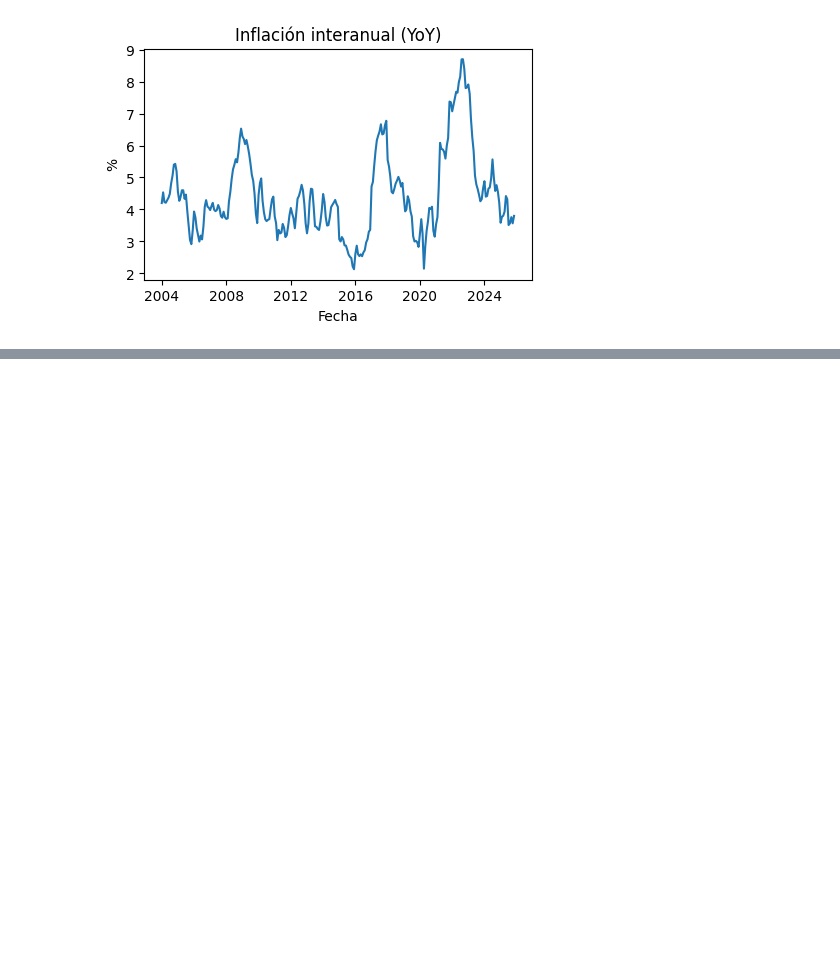
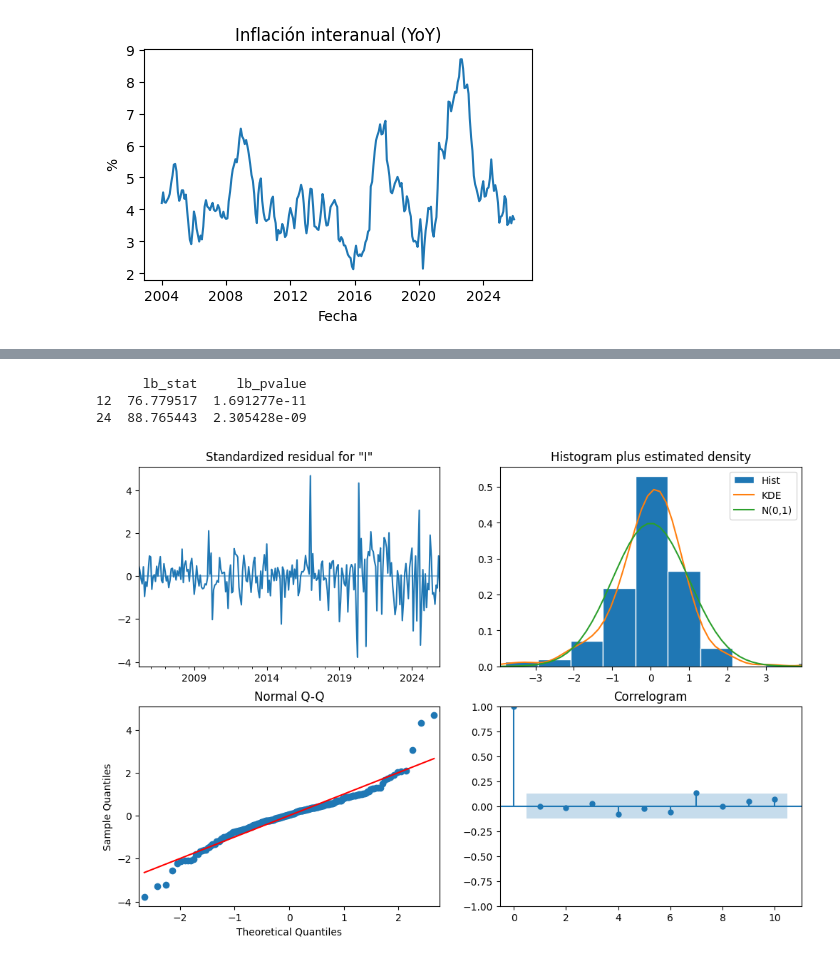
Before and after one commit to lrebollar/Implementaci-n-de-modelos-SARIMA, a Jupyter notebook: Modelos SARIMA.ipynb, the cells around one changed output, grey strips where cells are left out. Cells and saved outputs as stored; diff of their text form; code cells hidden in the pictures; blank space fills up the shorter version.

```diff
--- a/Modelos SARIMA.ipynb
+++ b/Modelos SARIMA.ipynb
@@ -127,0 +395,26 @@ look-up table. The actual p-value is greater than the p-value returned.
+# %%
+# Parámetros SARIMA
+## Parametro D
+#D = 0 → serie ya desestacionalizada o YoY
+#D = 1 → serie en niveles con estacionalidad clara
+#D ≥ 2 → casi nunca recomendable
+
+## Parametro m: Frecuencia estacional
+# s = 12, para mensuales
+# s = 4, para trimestral
+# s = 265, para anual
+
+# Parametro q: pico fuerte en la ACF
+# Parametro p: pico fuerte en la PACF
+
+# Modelo SARIMA
+# AR = p,
+# MA = q
+# d = I
+#(P,D,Q,s)
+
+arima_model = sm.tsa.ARIMA(work_serie,
+                           order=(2,2,1),
+                           seasonal_order=(2, 1, 1, 12))
+res_model = arima_model.fit()
+print(res_model.summary())
@@ -127,0 +439,16 @@ look-up table. The actual p-value is greater than the p-value returned.
+# %%
+from statsmodels.stats.diagnostic import acorr_ljungbox
+
+resid = res_model.resid
+
+ljung = acorr_ljungbox(resid, lags=[12,24], return_df=True)
+print(ljung)
+# %% [output]
+      lb_stat     lb_pvalue
+12  76.779517  1.691277e-11
+24  88.765443  2.305428e-09
+# %%
+res_model.plot_diagnostics(figsize=(12,8))
+plt.show()
+# %% [output]
+[figure, added]
```
Also changed, not shown: parts of 25 cells of this notebook, 1 other file.
